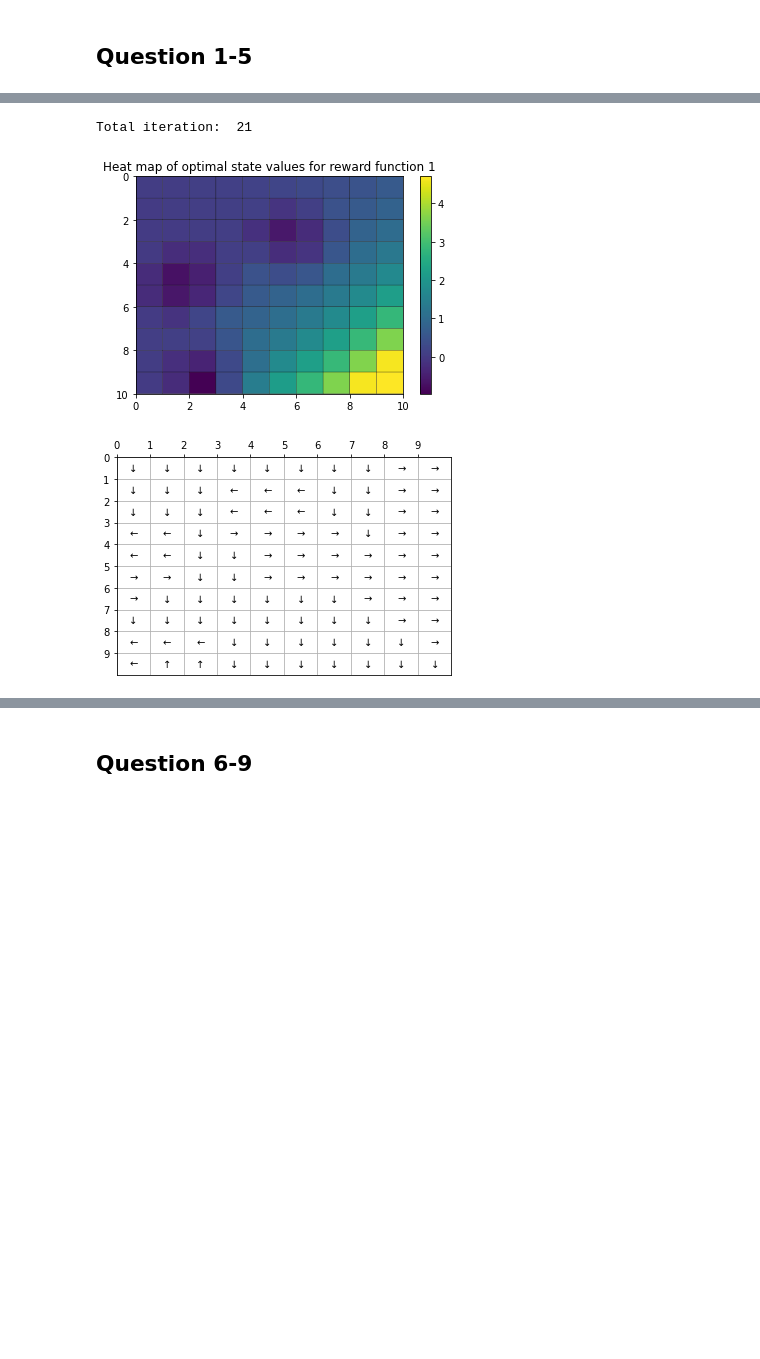
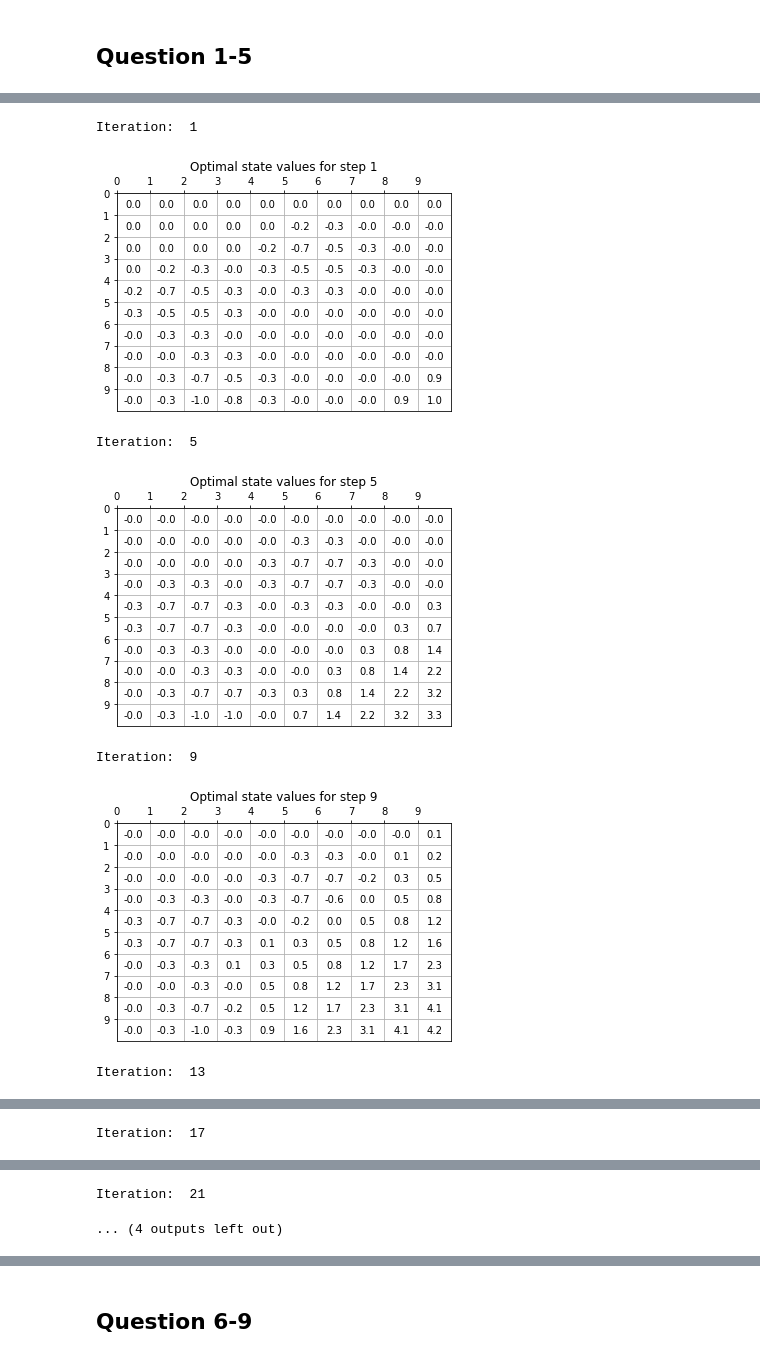
Before and after one commit to waynezhangus/Complex-Social-Network, a Jupyter notebook: Project3/ECE232_Proj3.ipynb, the cells around one changed output, grey strips where cells are left out. Drawn from its saved outputs; the diff is of its cells as text; code cells hidden in the pictures; blank space fills up the shorter version.

Commit message:
transpose bug solve

```diff
--- a/Project3/ECE232_Proj3.ipynb
+++ b/Project3/ECE232_Proj3.ipynb
@@ -17,7 +17,7 @@ R1 = np.array([[0,0,0,0,0,0,0,0,0,0],
               [0,0,0,0,0,0,0,0,0,0],
               [0,0,-10,-10,0,0,0,0,0,0],
               [0,0,-10,-10,0,0,0,0,0,1]])
-R1 = R1.flatten()
+R1 = R1.T.ravel()
 
 R2 = np.array([[0,0,0,0,0,0,0,0,0,0],
               [0,0,0,0,-100,-100,-100,0,0,0],
@@ -29,7 +29,7 @@ R2 = np.array([[0,0,0,0,0,0,0,0,0,0],
               [0,0,0,0,0,0,-100,-100,-100,0],
               [0,0,0,0,0,0,-100,0,0,0],
               [0,0,0,0,0,0,0,0,0,10]])
-R2 = R2.flatten()
+R2 = R2.T.ravel()
 # %%
 ## Define the gridworld MDP class
 
@@ -120,7 +120,7 @@ class Gridworld(object):
 # %%
 ## The value iteration algorithm to compute the optimal value function for each state
 
-def value_iteration(gw, R, discount = 0.8, threshold = 0.01):
+def value_iteration(gw, R, snap = 0, discount = 0.8, threshold = 0.01):
     """
     Find the optimal value function.
 
@@ -147,10 +147,13 @@ def value_iteration(gw, R, discount = 0.8, threshold = 0.01):
             v = V[s]
             V[s] = np.amax(np.matmul(P[:, s, :], (R + gamma * V)))
             delta = max(delta, abs(v - V[s]))
-        # if iter % 4 == 1:
-        #     print('Iteration: ', str(iter))
-        #     plot_matrix(np.transpose(V.reshape(10,10)))
+        # Plot snapshots
+        if snap != 0:
+            if iter % snap == 1:
+                print('Iteration: ', str(iter))
+                plot_matrix(np.transpose(V.reshape(10,10)), 'Optimal state values for step ' + str(iter))
 
+    # Computation
     for s in range(gw.n_states):
         policy[s] = np.argmax(np.matmul(P[:, s, :], (R + gamma * V)))
 
@@ -184,6 +188,6 @@ def plot_heatmap(matrix, title='empty'):
   plt.show()
 # %%
-def plot_arrow(action_matrix):
+def plot_arrow(action_matrix, title='empty'):
     fig, ax = plt.subplots()
     num_rows = len(action_matrix)
     min_val, max_val = 0, num_rows
@@ -209,6 +213,9 @@ def plot_arrow(action_matrix):
     ax.set_yticks(np.arange(max_val))
     ax.xaxis.tick_top()
     ax.grid()
+    plt.title(title)
+    plt.savefig('images/' + title.replace(" ","-") + '.png', dpi=300, bbox_inches='tight')
+    plt.show()
 # %%
 ## Creating the gridworld MDP with the following parameters
 grid_size = 10
@@ -219,9 +226,9 @@ gw = Gridworld(grid_size, wind)
 # %% [markdown]
 ## Question 1-5
 # %%
-plot_heatmap(R1.reshape(10,10), 'Heat map of Reward function 1')
-V1, policy1, N1 = value_iteration(gw, R1)
+plot_heatmap(R1.reshape(10,10).T, 'Heat map for reward 1')
+V1, policy1, N1 = value_iteration(gw, R1, 4)
 print('Total iteration: ', str(N1))
-plot_heatmap(V1.reshape(10,10), 'Heat map of optimal state values for reward function 1')
-plot_arrow(policy1.reshape(10,10))
+plot_heatmap(V1.reshape(10,10).T, 'Heat map of optimal state values for reward 1')
+plot_arrow(policy1.reshape(10,10).T, 'Optimal policy for reward 1')
 # %% [output]
@@ -229,3 +236,7 @@ plot_arrow(policy1.reshape(10,10))
-Total iteration:  21
+Iteration:  1
-[figure, old version]
+[figure, new version]
+Iteration:  5
-[figure, old version]
+[figure, new version]
+Iteration:  9
+[figure, added]
+Iteration:  13
@@ -231,0 +244 @@ Total iteration:  21
+Iteration:  17
@@ -231,0 +246,2 @@ Total iteration:  21
+Iteration:  21
+... (4 outputs left out)
```
Also changed, not shown: parts of 5 cells of this notebook.
